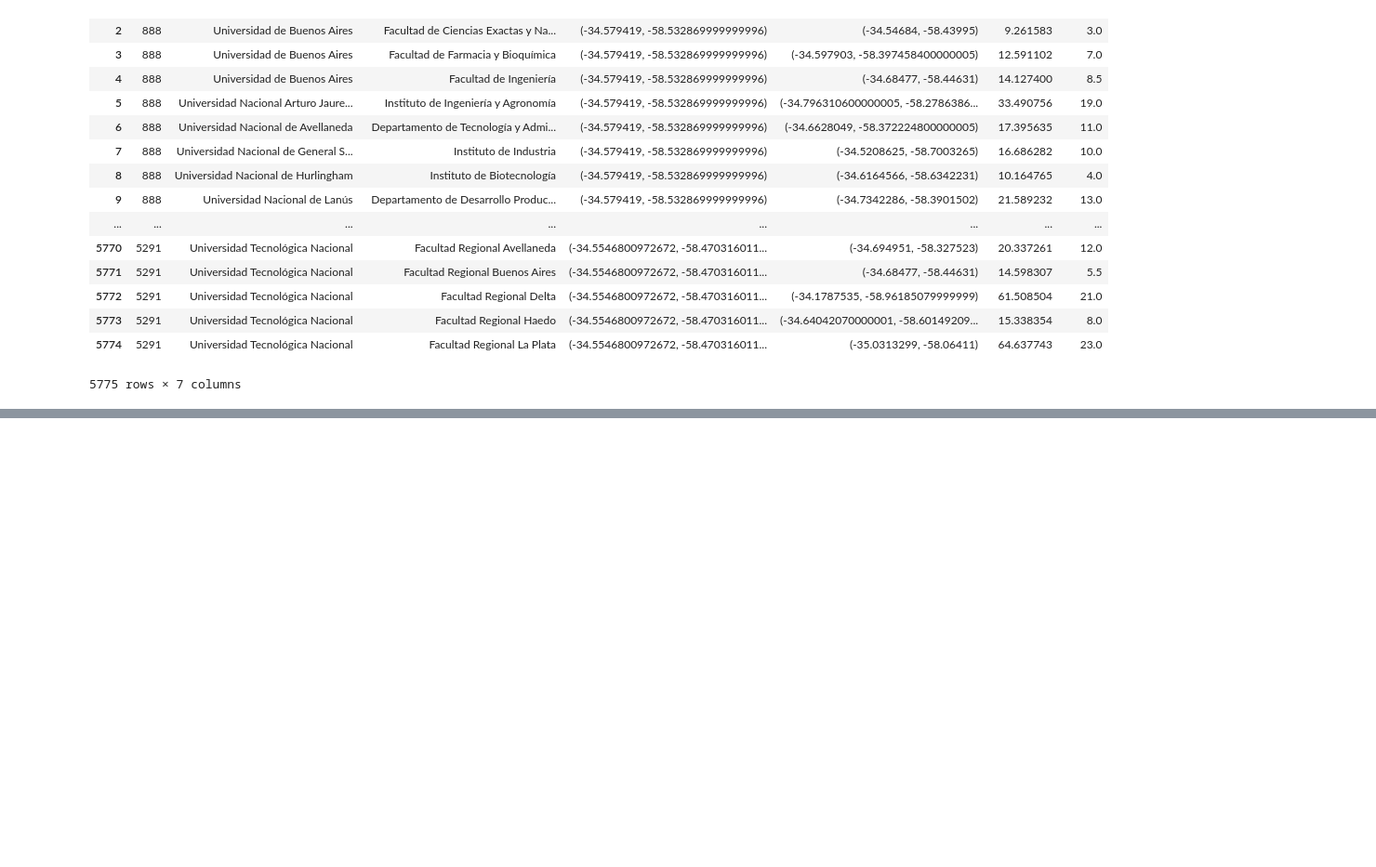
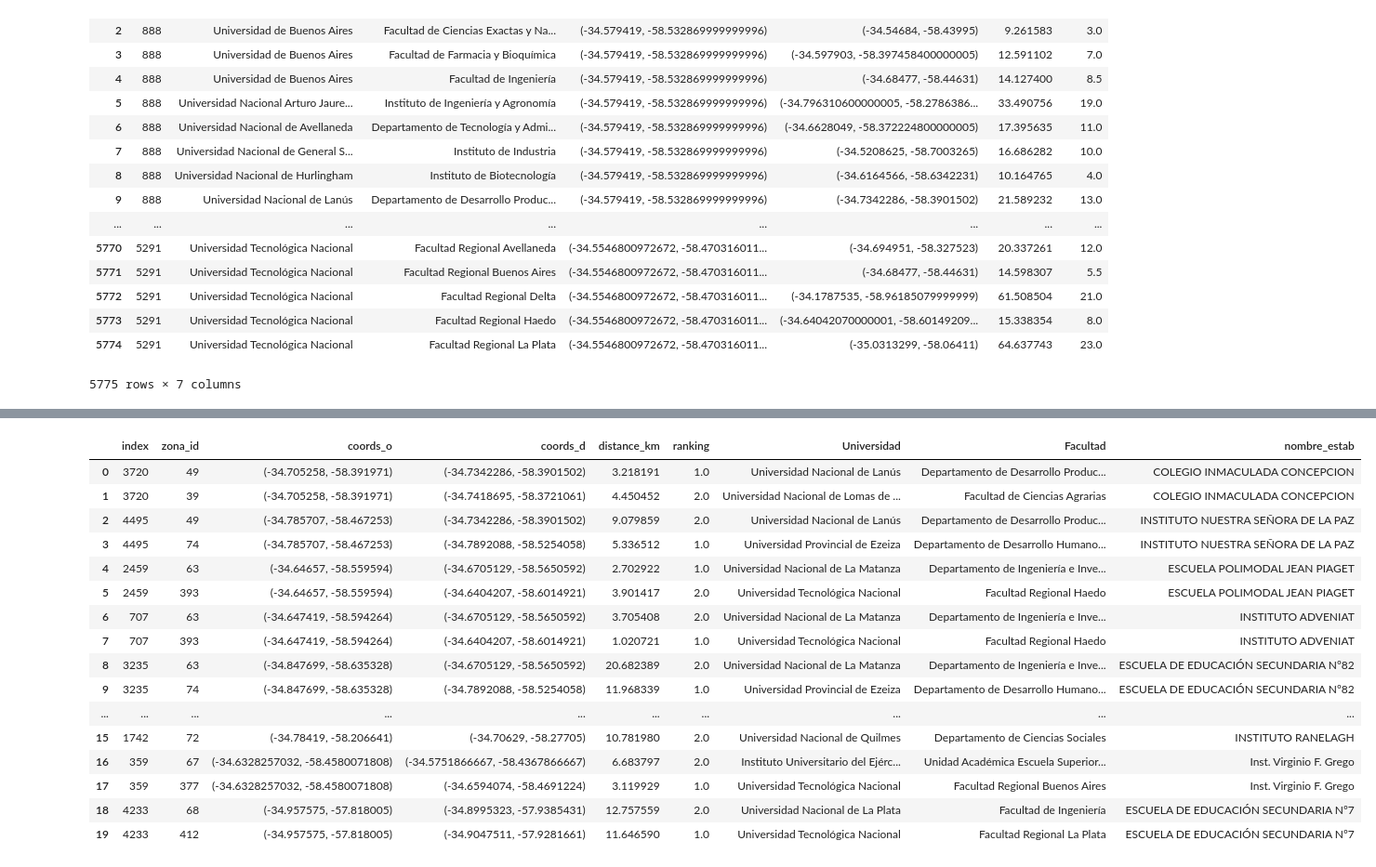
Before and after one commit to matuteiglesias/datosARG_Educacion, a Jupyter notebook: Routing.ipynb, the cells around one changed output, grey strips where cells are left out. Shown at 93% size. Cells and saved outputs as stored; diff of their text form; code cells hidden in the pictures; blank space fills up the shorter version.

```diff
--- a/Routing.ipynb
+++ b/Routing.ipynb
@@ -21,3 +22,12 @@ pd.read_csv('dist_Ind.csv')
 | 5773 | 5291 | Universidad Tecnológica Nacional | Facultad Regional Haedo | (-34.5546800972672, -58.470316011... | (-34.64042070000001, -58.60149209... | 15.338354 | 8.0 |
 | 5774 | 5291 | Universidad Tecnológica Nacional | Facultad Regional La Plata | (-34.5546800972672, -58.470316011... | (-35.0313299, -58.06411) | 64.637743 | 23.0 |
 5775 rows × 7 columns
+# %%
+def clip_lat_lng(df, coords):
+    """
+    coords: ((lng_o, lng_e) ,(lat_s, lat_n))
+    """
+    ((O, E), (S, N)) = coords
+
+    df_clip = df.loc[(df['lng'] > O) & (df['lng'] <= E) & (df['lat'] < N) & (df['lat'] >= S)]
+    return df_clip
@@ -23,0 +59,50 @@ pd.read_csv('dist_Ind.csv')
+# %%
+# Compute distance matrix (to universities)
+
+# origenes = escuelas_AMBA[['coords_o']].sample(10)
+
+temas = ['Ingeniería', 'Otras Ciencias Aplicadas']
+
+### A que zona (la mas cercana) tienen que ir los chicos a cursar?
+zonas = pd.read_csv('./zonas.csv')
+
+oferta_temas = oferta_estrat_AMBA.drop(['lat', 'lng'], axis = 1).loc[oferta_estrat_AMBA.Disciplina.isin(temas)]
+destinos = oferta_temas[['Domicilio']].merge(sedes_AMBA_pub_z[['Domicilio', 'zona_id']]).merge(zonas).drop('Domicilio', axis = 1).drop_duplicates()
+destinos['coords_d'] = list(zip(destinos.lat, destinos.lng))
+
+origenes['key'] = 0
+destinos['key'] = 0
+distances = pd.merge(origenes, destinos,on='key').set_index(['index','zona_id']).drop('key', axis = 1)
+
+# distances
+def f(x):
+    return geopy.distance.vincenty(x['coords_o'], x['coords_d']).km
+
+distances['distance_km'] = distances.apply(f, axis=1)
+distances['ranking'] = distances.reset_index().groupby("index")["distance_km"].rank().values
+distances = distances[['coords_o', 'coords_d','distance_km', 'ranking']]
+dist_mat = distances.unstack(0)['distance_km'].T
+rank_mat = distances.unstack(0)['ranking'].T
+# %%
+# This gives a helpful hint to what the zona is...
+univ_zona_refs = sedes_AMBA_pub_z.groupby('zona_id').first().reset_index()[['zona_id', 'Universidad', 'Facultad']]
+# %%
+distances.loc[distances.ranking < 3].reset_index().merge(univ_zona_refs).merge(escuelas_AMBA[['index', 'nombre_estab']])
+# %% [output]
+|  | index | zona_id | coords_o | coords_d | distance_km | ranking | Universidad | Facultad | nombre_estab |
+| 0 | 3720 | 49 | (-34.705258, -58.391971) | (-34.7342286, -58.3901502) | 3.218191 | 1.0 | Universidad Nacional de Lanús | Departamento de Desarrollo Produc... | COLEGIO INMACULADA CONCEPCION |
+| 1 | 3720 | 39 | (-34.705258, -58.391971) | (-34.7418695, -58.3721061) | 4.450452 | 2.0 | Universidad Nacional de Lomas de ... | Facultad de Ciencias Agrarias | COLEGIO INMACULADA CONCEPCION |
+| 2 | 4495 | 49 | (-34.785707, -58.467253) | (-34.7342286, -58.3901502) | 9.079859 | 2.0 | Universidad Nacional de Lanús | Departamento de Desarrollo Produc... | INSTITUTO NUESTRA SEÑORA DE LA PAZ |
+| 3 | 4495 | 74 | (-34.785707, -58.467253) | (-34.7892088, -58.5254058) | 5.336512 | 1.0 | Universidad Provincial de Ezeiza | Departamento de Desarrollo Humano... | INSTITUTO NUESTRA SEÑORA DE LA PAZ |
+| 4 | 2459 | 63 | (-34.64657, -58.559594) | (-34.6705129, -58.5650592) | 2.702922 | 1.0 | Universidad Nacional de La Matanza | Departamento de Ingeniería e Inve... | ESCUELA POLIMODAL JEAN PIAGET |
+| 5 | 2459 | 393 | (-34.64657, -58.559594) | (-34.6404207, -58.6014921) | 3.901417 | 2.0 | Universidad Tecnológica Nacional | Facultad Regional Haedo | ESCUELA POLIMODAL JEAN PIAGET |
+| 6 | 707 | 63 | (-34.647419, -58.594264) | (-34.6705129, -58.5650592) | 3.705408 | 2.0 | Universidad Nacional de La Matanza | Departamento de Ingeniería e Inve... | INSTITUTO ADVENIAT |
+| 7 | 707 | 393 | (-34.647419, -58.594264) | (-34.6404207, -58.6014921) | 1.020721 | 1.0 | Universidad Tecnológica Nacional | Facultad Regional Haedo | INSTITUTO ADVENIAT |
+| 8 | 3235 | 63 | (-34.847699, -58.635328) | (-34.6705129, -58.5650592) | 20.682389 | 2.0 | Universidad Nacional de La Matanza | Departamento de Ingeniería e Inve... | ESCUELA DE EDUCACIÓN SECUNDARIA Nº82 |
+| 9 | 3235 | 74 | (-34.847699, -58.635328) | (-34.7892088, -58.5254058) | 11.968339 | 1.0 | Universidad Provincial de Ezeiza | Departamento de Desarrollo Humano... | ESCUELA DE EDUCACIÓN SECUNDARIA Nº82 |
+| ... | ... | ... | ... | ... | ... | ... | ... | ... | ... |
+| 15 | 1742 | 72 | (-34.78419, -58.206641) | (-34.70629, -58.27705) | 10.781980 | 2.0 | Universidad Nacional de Quilmes | Departamento de Ciencias Sociales | INSTITUTO RANELAGH |
+| 16 | 359 | 67 | (-34.6328257032, -58.4580071808) | (-34.5751866667, -58.4367866667) | 6.683797 | 2.0 | Instituto Universitario del Ejérc... | Unidad Académica Escuela Superior... | Inst. Virginio F. Grego |
+| 17 | 359 | 377 | (-34.6328257032, -58.4580071808) | (-34.6594074, -58.4691224) | 3.119929 | 1.0 | Universidad Tecnológica Nacional | Facultad Regional Buenos Aires | Inst. Virginio F. Grego |
+| 18 | 4233 | 68 | (-34.957575, -57.818005) | (-34.8995323, -57.9385431) | 12.757559 | 2.0 | Universidad Nacional de La Plata | Facultad de Ingeniería | ESCUELA DE EDUCACIÓN SECUNDARIA Nº7 |
+| 19 | 4233 | 412 | (-34.957575, -57.818005) | (-34.9047511, -57.9281661) | 11.646590 | 1.0 | Universidad Tecnológica Nacional | Facultad Regional La Plata | ESCUELA DE EDUCACIÓN SECUNDARIA Nº7 |
```
Also changed, not shown: parts of 19 cells of this notebook, 18 other files.
